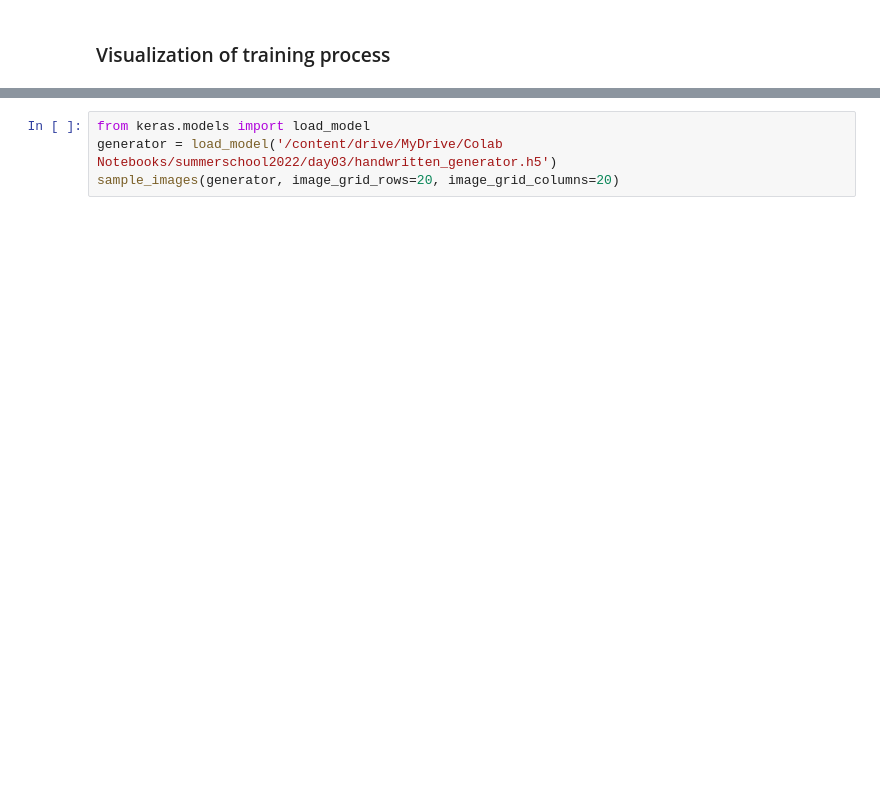
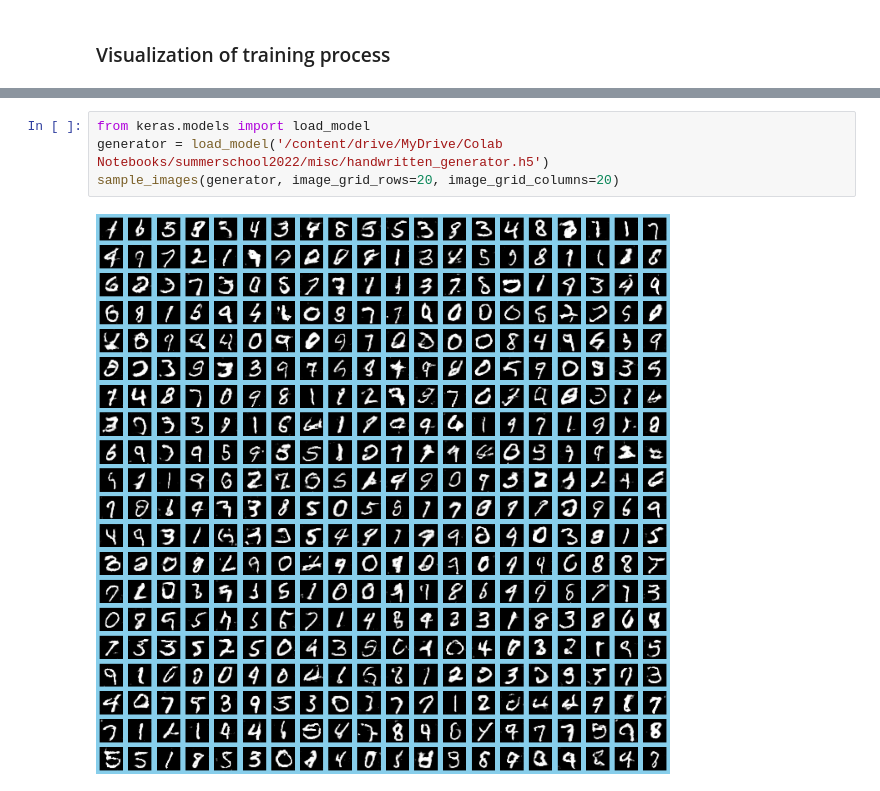
Before and after one commit to miokobayashii/summerschool2022, a Jupyter notebook: misc/GAN_HandWrittenDigits_v2.ipynb, the cells around one changed output, grey strips where cells are left out. Drawn from its saved outputs; the diff is of its cells as text; blank space fills up the shorter version.

```diff
--- a/misc/GAN_HandWrittenDigits_v2.ipynb
+++ b/misc/GAN_HandWrittenDigits_v2.ipynb
@@ -267,4 +272,6 @@ plt.legend()
 # %%
 from keras.models import load_model
-generator = load_model('/content/drive/MyDrive/Colab Notebooks/summerschool2022/day03/handwritten_generator.h5')
+generator = load_model('/content/drive/MyDrive/Colab Notebooks/summerschool2022/misc/handwritten_generator.h5')
 sample_images(generator, image_grid_rows=20, image_grid_columns=20)
+# %% [output]
+[figure, added]
```
Also changed, not shown: parts of 2 cells of this notebook, 5 other files.
